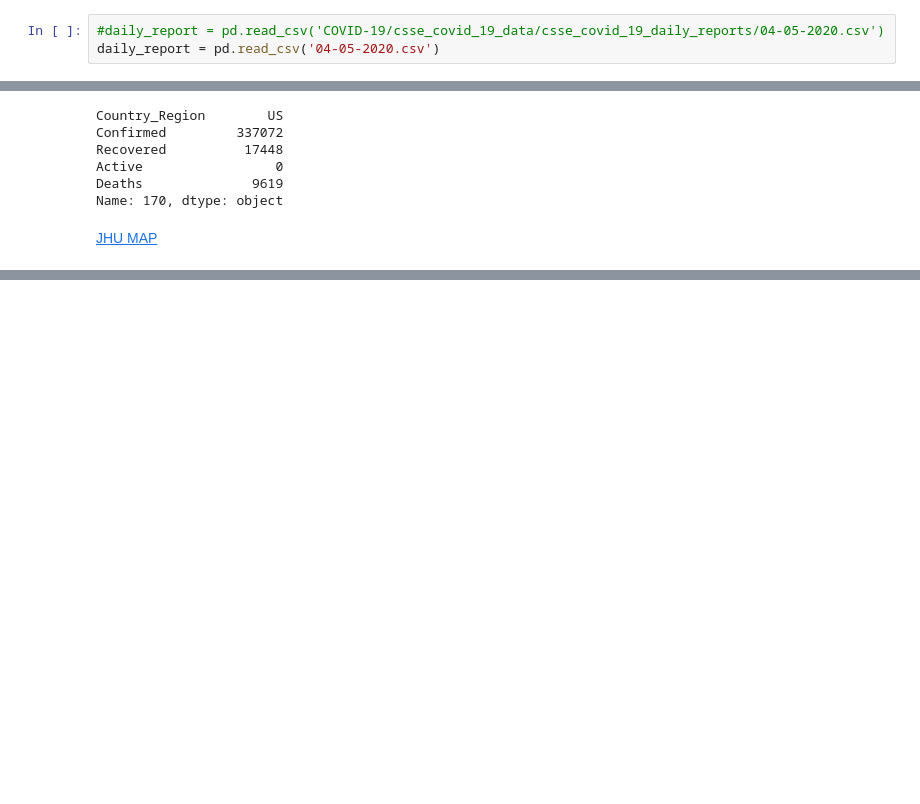
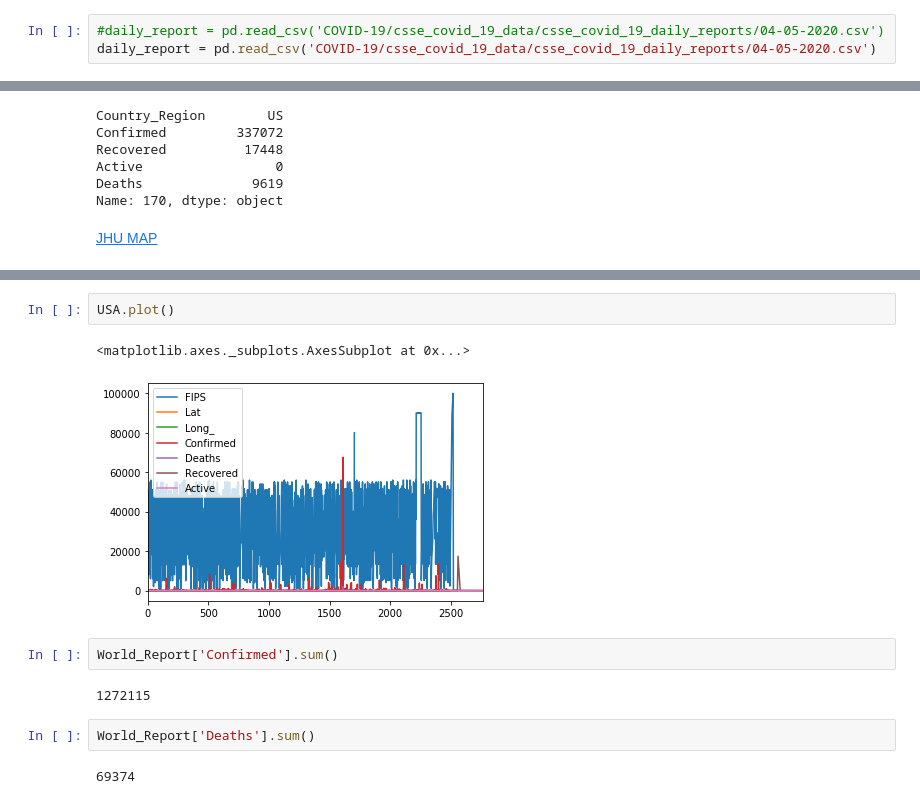
Before and after one commit to Wildertrek/COVID-19, a Jupyter notebook: Wrangling_JHU_COVID-19_Data.ipynb, the cells around one changed output, grey strips where cells are left out. Cells and saved outputs as stored; diff of their text form; blank space fills up the shorter version.

```diff
--- a/Wrangling_JHU_COVID-19_Data.ipynb
+++ b/Wrangling_JHU_COVID-19_Data.ipynb
@@ -58,7 +58,7 @@ Number of current Daily Reports:  76
 #print(result)
 # %%
 #daily_report = pd.read_csv('COVID-19/csse_covid_19_data/csse_covid_19_daily_reports/04-05-2020.csv')
-daily_report = pd.read_csv('04-05-2020.csv')
+daily_report = pd.read_csv('COVID-19/csse_covid_19_data/csse_covid_19_daily_reports/04-05-2020.csv')
 # %%
 #get memory usage
 daily_report_memory = daily_report.memory_usage().sum()/1024**2
@@ -177,0 +230,13 @@ Name: 170, dtype: object
+# %%
+USA.plot()
+# %% [output]
+<matplotlib.axes._subplots.AxesSubplot at 0x...>
+[figure, added]
+# %%
+World_Report['Confirmed'].sum()
+# %% [output]
+1272115
+# %%
+World_Report['Deaths'].sum()
+# %% [output]
+69374
```
Also changed, not shown: parts of 14 cells of this notebook.
